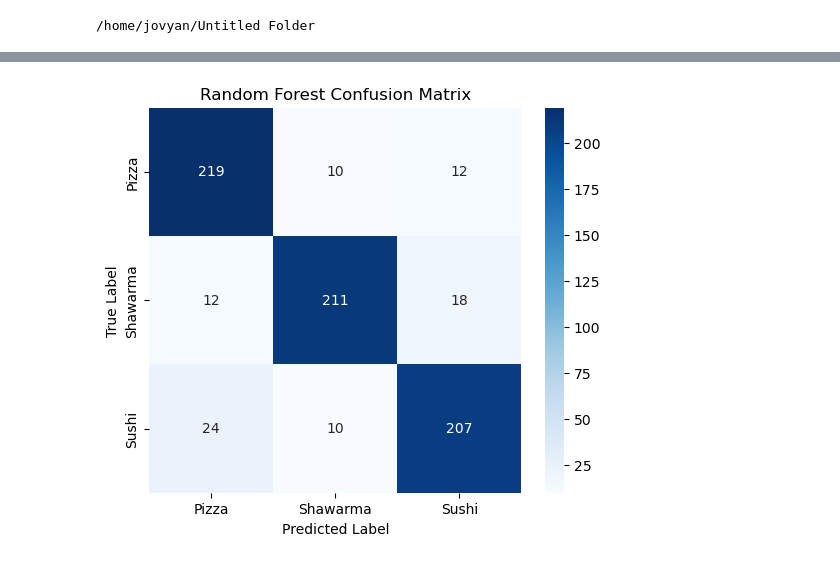
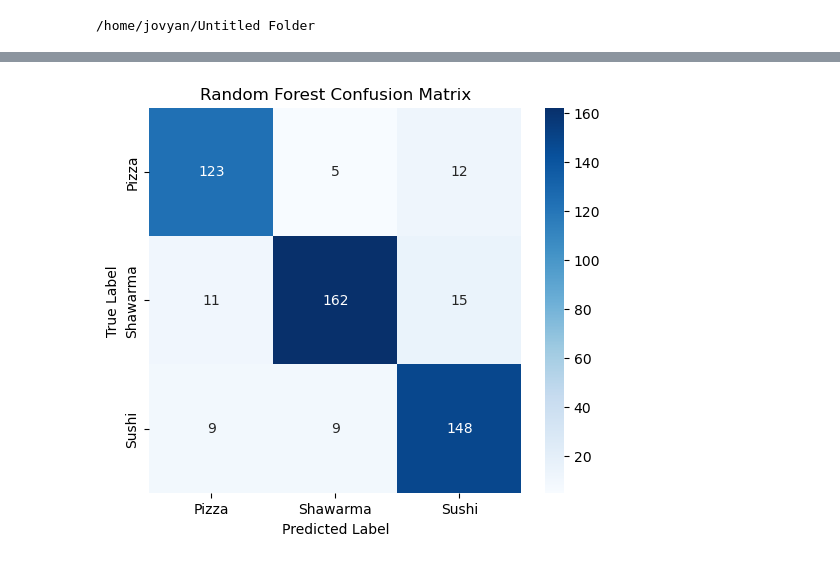
Before and after one commit to mmahekk/food-predictor, a Jupyter notebook: RandomForest/random_forest.ipynb, the cells around one changed output, grey strips where cells are left out. Cells and saved outputs as stored; diff of their text form; code cells hidden in the pictures.

```diff
--- a/RandomForest/random_forest.ipynb
+++ b/RandomForest/random_forest.ipynb
@@ -305,13 +255,0 @@ print(X_test.shape)
-# %%
-rf_classifier = RandomForestClassifier(n_estimators=100, random_state=42)
-rf_classifier.fit(X_train, y_train)
-# Predictions
-y_pred = rf_classifier.predict(X_test)
-y_pred_train = rf_classifier.predict(X_train)
-
-# Evaluation
-print("training Accuracy:", accuracy_score(y_train, y_pred_train))
-
-print("test Accuracy:", accuracy_score(y_test, y_pred))
-print("\nClassification Report:\n", classification_report(y_test, y_pred))
-print("\nConfusion Matrix:\n", confusion_matrix(y_test, y_pred))
@@ -361,0 +280,7 @@ print("\nClassification Report:\n", classification_report(y_test, y_pred_rf))
+# %%
+rf = RandomForestClassifier(random_state=42, max_depth=10,min_samples_leaf=2,min_samples_split=2, n_estimators=200)
+rf.fit(X_train, y_train)
+y_pred_rf = rf.predict(X_valid)
+y_pred_train = rf.predict(X_train)
+print("\nRandom Forest Validation Accuracy:", accuracy_score(y_valid, y_pred_rf))
+print("\nRandom Forest Training Accuracy:", accuracy_score(y_train, y_pred_train))
@@ -362,14 +313,13 @@ print("\nClassification Report:\n", classification_report(y_test, y_pred_rf))
 # %%
-cm = confusion_matrix(y_test, y_pred_rf)
+cm = confusion_matrix(y_valid, y_pred_rf)
 labels = ["Pizza", "Shawarma", "Sushi"]
 
-# Plot
 plt.figure(figsize=(6, 5))
 sns.heatmap(cm, annot=True, fmt="d", cmap="Blues", xticklabels=labels, yticklabels=labels)
 plt.xlabel("Predicted Label")
 plt.ylabel("True Label")
 plt.title("Random Forest Confusion Matrix")
 plt.show()
 # %% [output]
-[figure, old version]
+[figure, new version]
 # %%
```
Also changed, not shown: parts of 12 cells of this notebook, 2 other files.
